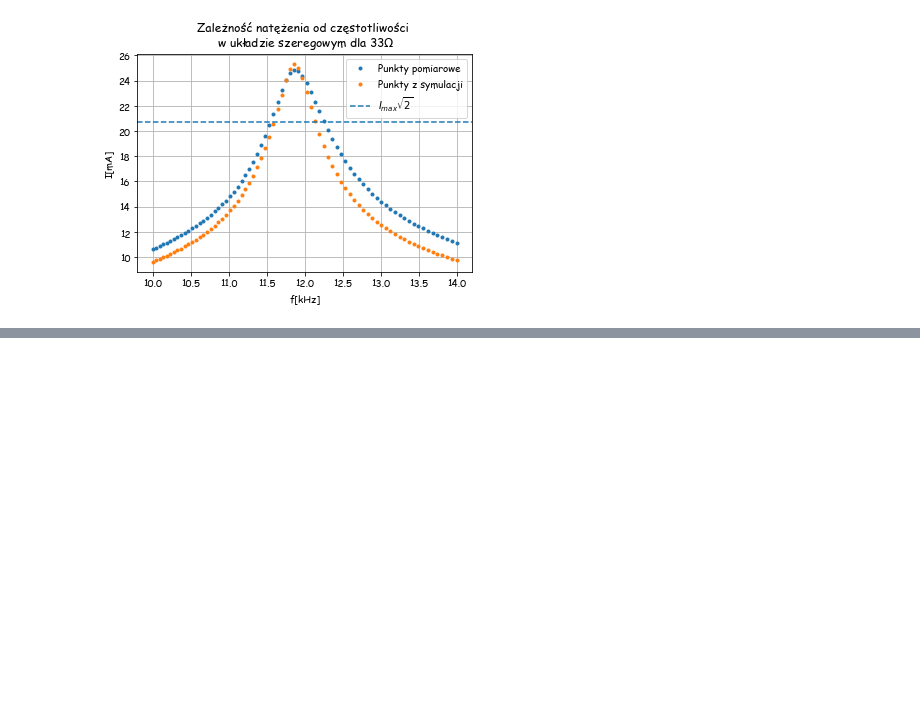
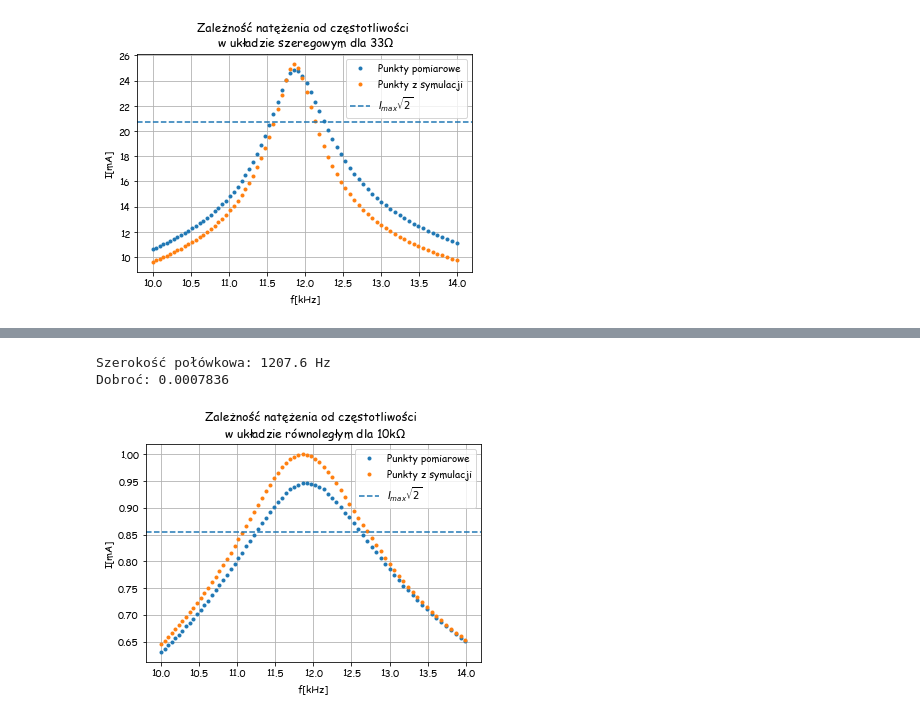
Before and after one commit to MarikinPaulina/EwEF, a Jupyter notebook: 02-Waleczny_Wrobel/Waleczny_wrobel.ipynb, the cells around one changed output, grey strips where cells are left out. Saved outputs shown, nothing was run; the diff lists cells and outputs as text; code cells hidden in the pictures; blank space fills up the shorter version.

```diff
--- a/02-Waleczny_Wrobel/Waleczny_wrobel.ipynb
+++ b/02-Waleczny_Wrobel/Waleczny_wrobel.ipynb
@@ -100,0 +140,32 @@ Dobroć cewki: 0.029321707018919167
+# %%
+i=35
+ElvCze10 = pd.read_csv(f"./Dane/BodeElvis10.txt",sep=r'\s*', skiprows=3, header=None, decimal=',',engine='python')
+ElvCze10.columns = ["Freq(Hz)","Gain(dB)","Phase(deg)"]
+ElvCze10['Gain'] = np.exp(ElvCze10['Gain(dB)'] / 20)
+ElvCze10['Freq(kHz)'] = ElvCze10['Freq(Hz)'] / 1e3
+SymCze10 = pd.read_csv(f"./Dane/BodeSimulator10.txt",sep=r'\s*', skiprows=3, header=None, decimal=',',engine='python')
+SymCze10.columns = ["Freq(Hz)","Gain(dB)","Phase(deg)"]
+SymCze10['Gain'] = np.exp(SymCze10['Gain(dB)'] / 20)
+SymCze10['Freq(kHz)'] = SymCze10['Freq(Hz)'] / 1e3
+ElvCze10['U'] = U*ElvCze10['Gain']
+SymCze10['U'] = U*SymCze10['Gain']
+wysokosc_polowkowa_10 = (max(ElvCze10['U'])-min(ElvCze10['U']))/np.sqrt(2) + min(ElvCze10['U'])
+punkty_polowkowe_10 = ElvCze10.loc[[27,49]]
+szerokosc_polowkowa_10 = punkty_polowkowe_10.loc[49,'Freq(Hz)'] - punkty_polowkowe_10.loc[27,'Freq(Hz)']
+dobroc_10 = max(ElvCze10['U'])/szerokosc_polowkowa_10
+plt.plot(ElvCze10['Freq(kHz)'],ElvCze10['U'],'.',label = 'Punkty pomiarowe')
+plt.plot(SymCze10['Freq(kHz)'],SymCze10['U'],'.',label = 'Punkty z symulacji')
+plt.axhline(wysokosc_polowkowa_10,ls = 'dashed',label='$I_{max}\sqrt{2}$')
+# plt.plot(ElvCze10.loc[i,'Freq(kHz)'],ElvCze10.loc[i,'U'],'ro')
+plt.xlabel('f[kHz]')
+plt.ylabel('I[mA]')
+plt.grid()
+plt.legend()
+plt.title('Zależność natężenia od częstotliwości \n w układzie równoległym dla 10k$\Omega$')
+plt.savefig('Bode10.png',dpi=400)
+print(f"Szerokość połówkowa: {szerokosc_polowkowa_10:.5} Hz")
+print(f"Dobroć: {dobroc_10:.4}")
+# %% [output]
+Szerokość połówkowa: 1207.6 Hz
+Dobroć: 0.0007836
+[figure, added]
```
Also changed, not shown: parts of 5 cells of this notebook, 3 other files.
